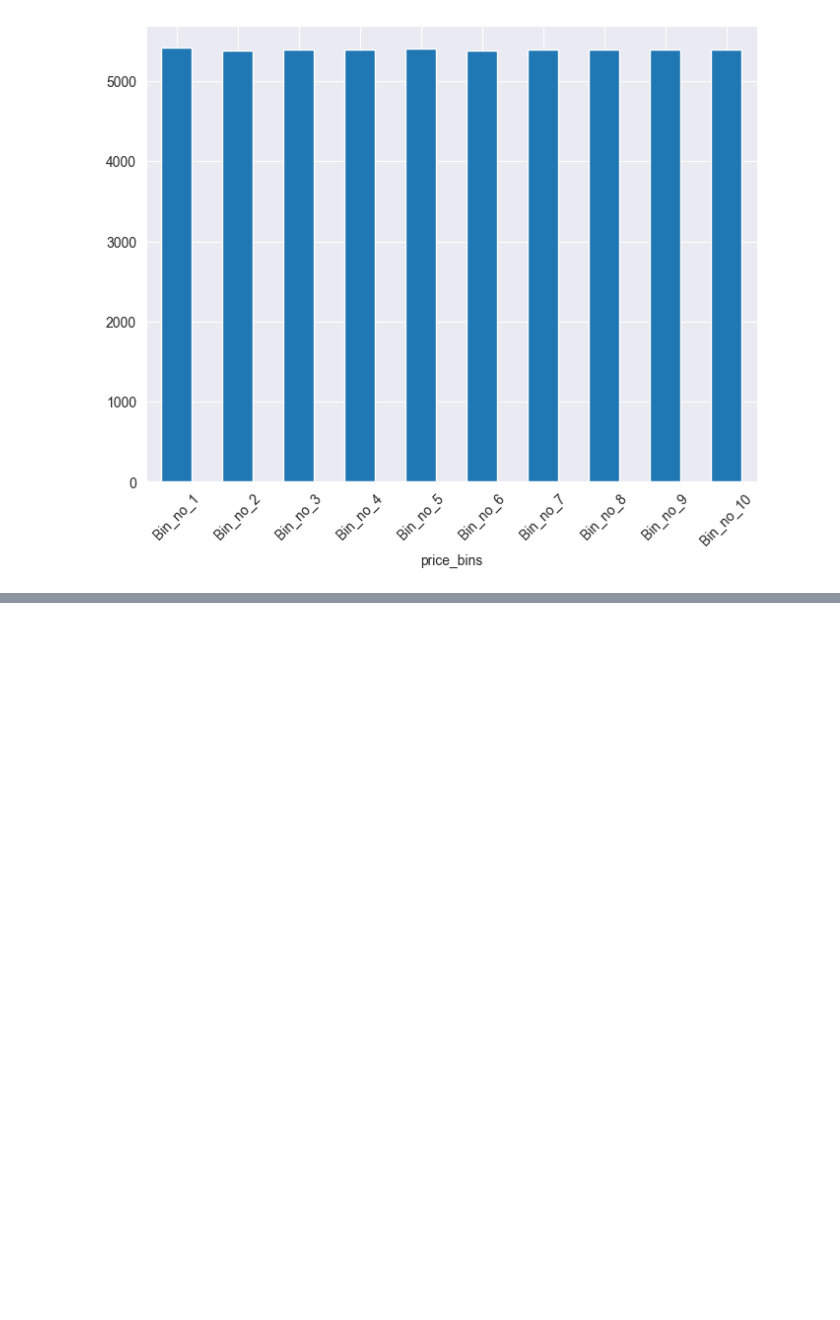
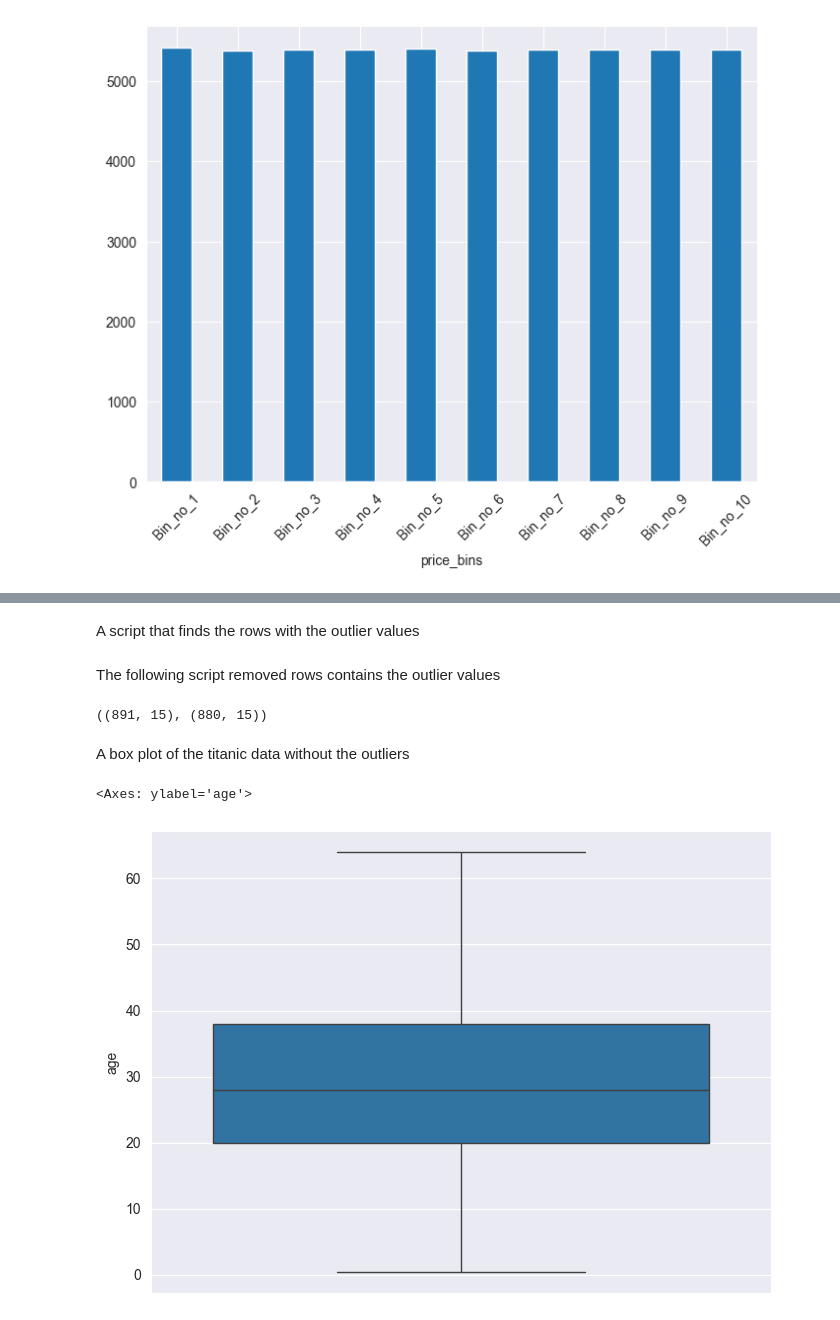
Before and after one commit to KennedyMungai/scikit-learn-intro, a Jupyter notebook: scikit_learn_intro.ipynb, the cells around one changed output, grey strips where cells are left out. Saved outputs shown, nothing was run; the diff lists cells and outputs as text; code cells hidden in the pictures; blank space fills up the shorter version.

```diff
--- a/scikit_learn_intro.ipynb
+++ b/scikit_learn_intro.ipynb
@@ -714,0 +767,19 @@ plt.xticks(rotation=45)
+# %% [markdown]
+<p>A script that finds the rows with the outlier values</p>
+# %%
+age_outliers = np.where(titanic_data['age'] > upper_age_limit, True, np.where(titanic_data['age'] < lower_age_limit, True, False))
+# %% [markdown]
+<p>The following script removed rows contains the outlier values</p>
+# %%
+titanic_without_age_outliers = titanic_data.loc[~(age_outliers), ]
+
+titanic_data.shape, titanic_without_age_outliers.shape
+# %% [output]
+((891, 15), (880, 15))
+# %% [markdown]
+<p>A box plot of the titanic data without the outliers</p>
+# %%
+sns.boxplot(y='age', data=titanic_without_age_outliers)
+# %% [output]
+<Axes: ylabel='age'>
+[figure, added]
```
Also changed, not shown: parts of 6 cells of this notebook.
